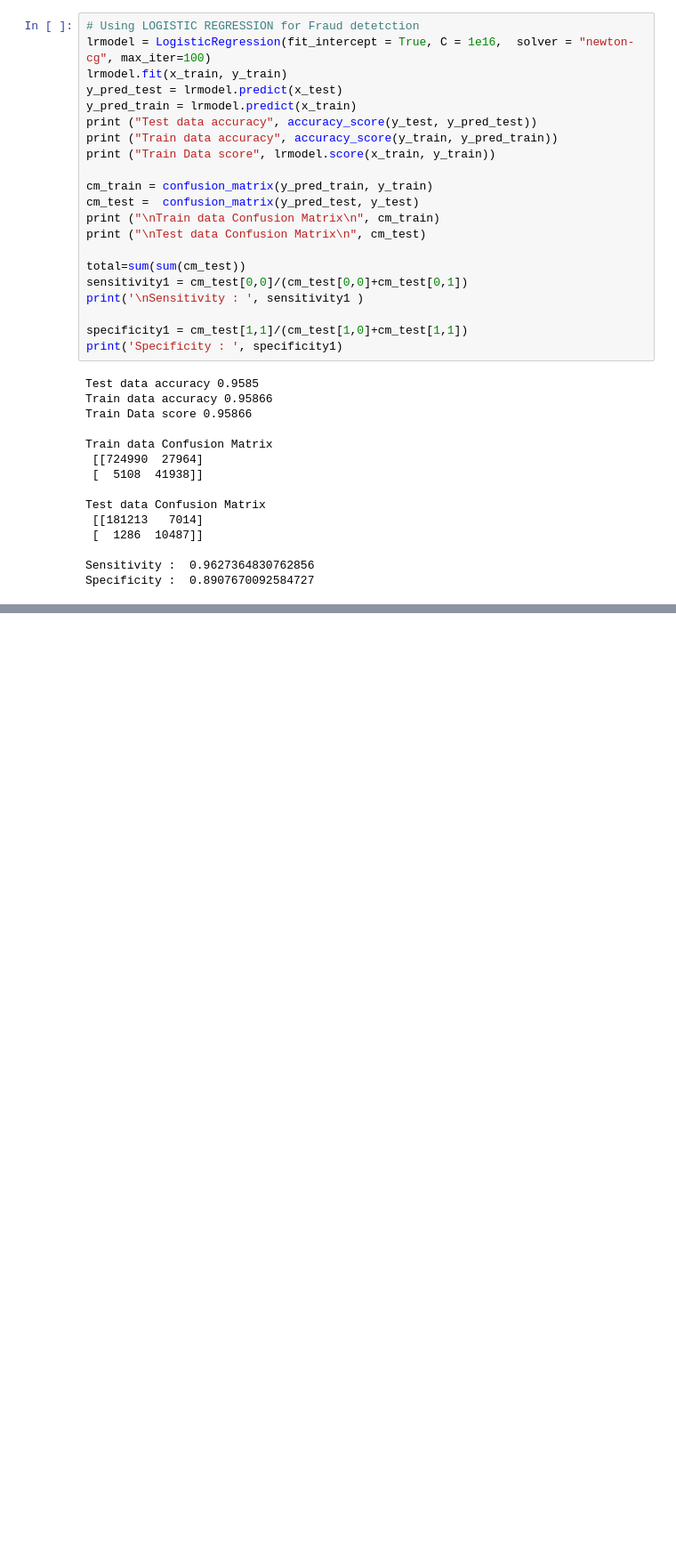
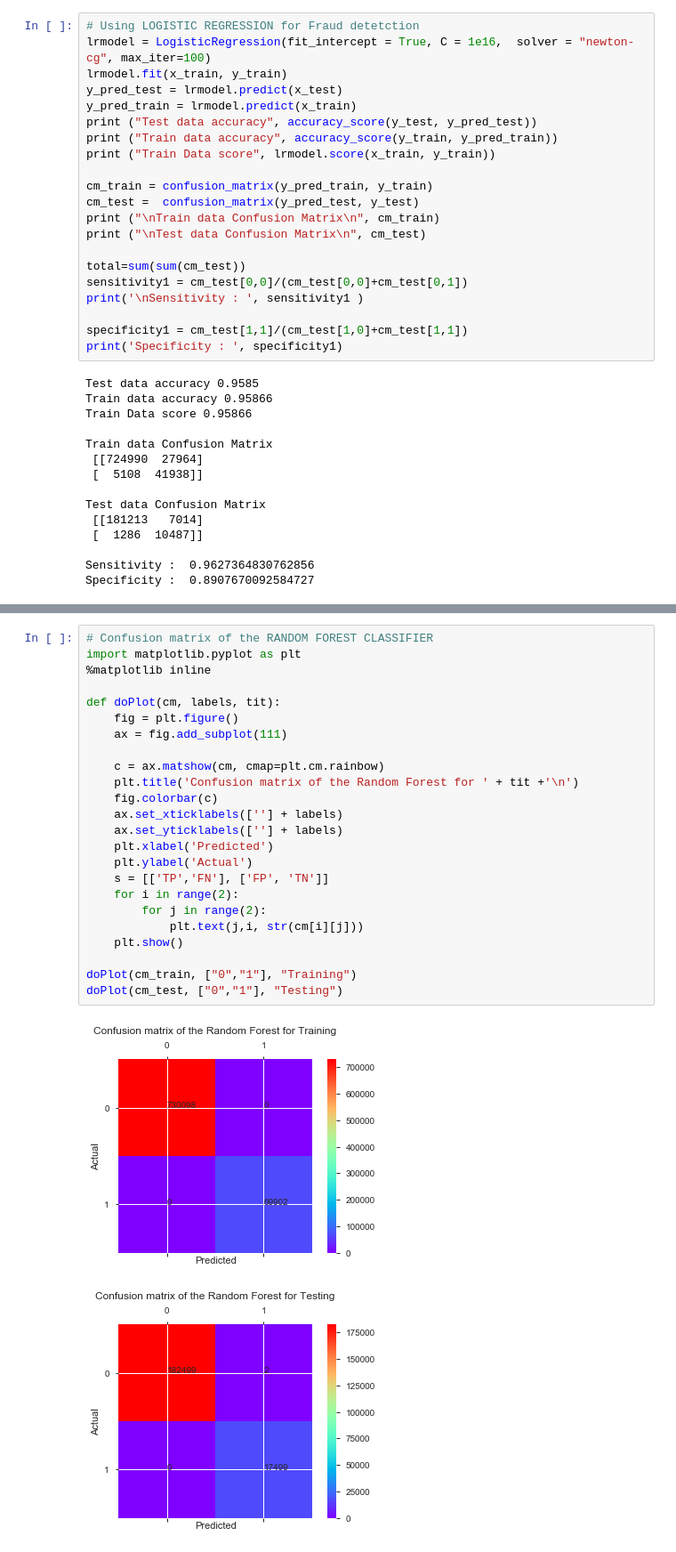
Before and after one commit to Harish521/BITS_DataMining_assignment, a Jupyter notebook: Fraud_Detection.ipynb, the cells around one changed output, grey strips where cells are left out. Shown at 89% size. Drawn from its saved outputs; the diff is of its cells as text; blank space fills up the shorter version.

```diff
--- a/Fraud_Detection.ipynb
+++ b/Fraud_Detection.ipynb
@@ -464,0 +509,27 @@ Recall:  [1.         0.99994286 0.99994286 ... 0.00182847 0.00159991 0.        ]
+# %%
+# Confusion matrix of the RANDOM FOREST CLASSIFIER
+import matplotlib.pyplot as plt
+%matplotlib inline
+
+def doPlot(cm, labels, tit):
+    fig = plt.figure()
+    ax = fig.add_subplot(111)
+
+    c = ax.matshow(cm, cmap=plt.cm.rainbow)
+    plt.title('Confusion matrix of the Random Forest for ' + tit +'\n')
+    fig.colorbar(c)
+    ax.set_xticklabels([''] + labels)
+    ax.set_yticklabels([''] + labels)
+    plt.xlabel('Predicted')
+    plt.ylabel('Actual')
+    s = [['TP','FN'], ['FP', 'TN']]
+    for i in range(2):
+        for j in range(2):
+            plt.text(j,i, str(cm[i][j]))
+    plt.show()
+
+doPlot(cm_train, ["0","1"], "Training")
+doPlot(cm_test, ["0","1"], "Testing")
+# %% [output]
+[figure, added]
+[figure, added]
```
Also changed, not shown: parts of 17 cells of this notebook, 1 other file.
